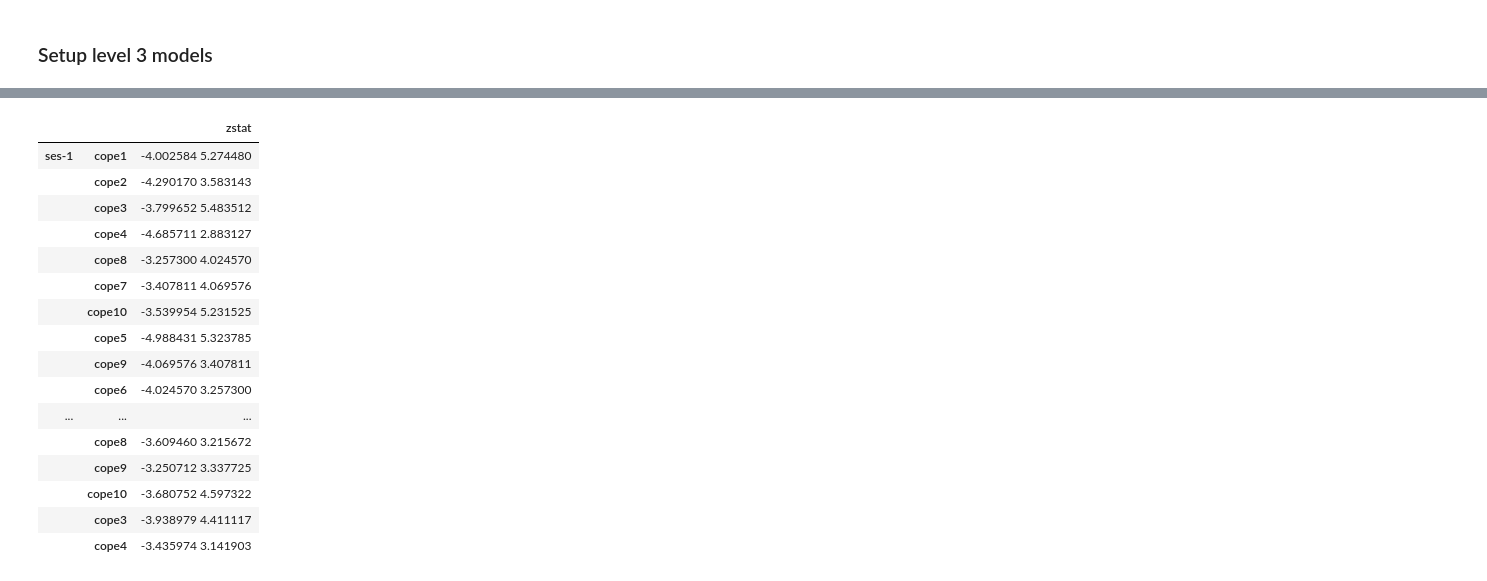
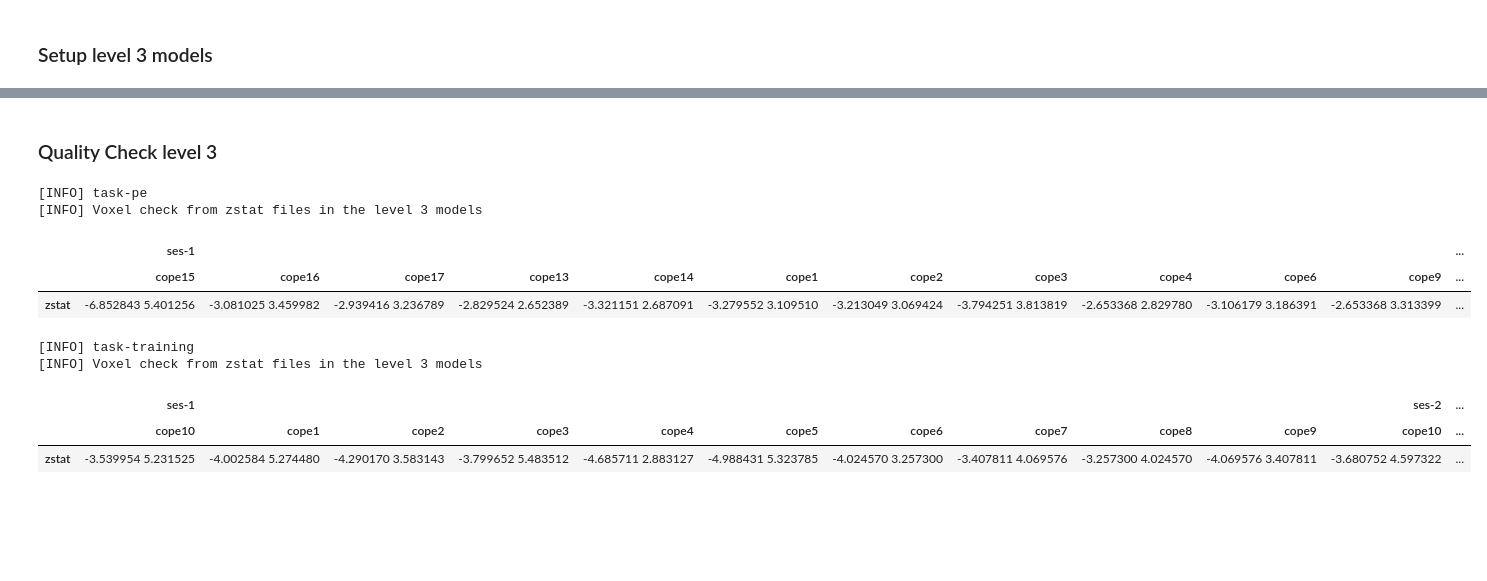
Before and after one commit to niblunc/BRO, a Jupyter notebook: analysis/fsl_pipeline.ipynb, the cells around one changed output, grey strips where cells are left out. Saved outputs shown, nothing was run; the diff lists cells and outputs as text; code cells hidden in the pictures; blank space fills up the shorter version.

```diff
--- a/analysis/fsl_pipeline.ipynb
+++ b/analysis/fsl_pipeline.ipynb
@@ -9,6 +9,7 @@ import pandas as pd
 import re
 
 pd.set_option('display.max_rows', 200)
+pd.set_option('display.max_columns', None)
 # %% [markdown]
 ## Check available data in preprocessed/
 # %% [markdown]
@@ -1030,18 +947,14 @@ Writing output file >>>----->  /projects/niblab/bids_projects/Experiments/bro/bi
 # %%
-def run_lvl3_slurm():
+def run_lvl3_models(task,sess, cope_ct, run_cmd=False):
+    task=task.split('-')[1]
+    sess=sess.split('-')[1]
 
     # for ses-1
     bash_file = os.path.join('/projects/niblab/bids_projects/Experiments/bro/bids/derivatives/code', 'feat3.job')
-
-
     start = 1
     end = cope_ct
-    #print(start, end)
-    #for sub_num in subject_set:
-    shell_cmd = "sbatch --array={}-{}%{} {}".format(start, end, end, bash_file)
-    os.system(shell_cmd)
-    print(shell_cmd)
 
-
-cope_ct=10
-run_lvl3_slurm()
+    shell_cmd = "sbatch --array={}-{}%{} {} {} {}".format(start, end, end, bash_file, sess, task)
+    if run_cmd == True:
+        os.system(shell_cmd)
+    print("[INFO] running command ... %s"%shell_cmd)
@@ -1049,0 +961,5 @@ sbatch --array=1-10%10 /projects/niblab/bids_projects/Experiments/bro/bids/deriv
+# %%
+cope_ct=17
+sess="ses-2"
+task="task-pe"
+run_lvl3_slurm(task,sess, cope_ct, True)
@@ -1054 +988,3 @@ sbatch --array=1-10%10 /projects/niblab/bids_projects/Experiments/bro/bids/deriv
+# %% [markdown]
+### Quality Check level 3
 # %%
@@ -1096,21 +1032,21 @@ for cope_dir in glob.glob('/projects/niblab/bids_projects/Experiments/bro/bids/d
 # %%
-lvl3_zstat_df =pd.concat({k: pd.DataFrame(v).T for k, v in lvl3_dict.items()}, axis=0, sort=True)
-lvl3_zstat_df
+
+for task in ['task-pe', 'task-training']:
+    mean_func_ct=0
+    qc_dict={}
+    lvl3_dict={}
+    qc_lvl3_models(task)
+    print("[INFO] %s \n[INFO] Voxel check from zstat files in the level 3 models"%(task))
+    lvl3_zstat_df =pd.concat({k: pd.DataFrame(v).T for k, v in lvl3_dict.items()}, axis=0, sort=True)
+    display(lvl3_zstat_df.T)
 # %% [output]
+[INFO] task-pe
+[INFO] Voxel check from zstat files in the level 3 models
-|  |  | zstat |
-| ses-1 | cope1 | -4.002584 5.274480 |
-|  | cope2 | -4.290170 3.583143 |
-|  | cope3 | -3.799652 5.483512 |
-|  | cope4 | -4.685711 2.883127 |
-|  | cope8 | -3.257300 4.024570 |
-|  | cope7 | -3.407811 4.069576 |
-|  | cope10 | -3.539954 5.231525 |
-|  | cope5 | -4.988431 5.323785 |
-|  | cope9 | -4.069576 3.407811 |
-|  | cope6 | -4.024570 3.257300 |
-| ... | ... | ... |
-|  | cope8 | -3.609460 3.215672 |
-|  | cope9 | -3.250712 3.337725 |
-|  | cope10 | -3.680752 4.597322 |
-|  | cope3 | -3.938979 4.411117 |
-|  | cope4 | -3.435974 3.141903 |
+|  | ses-1 |  |  |  |  |  |  |  |  |  |  | ... |
+|  | cope15 | cope16 | cope17 | cope13 | cope14 | cope1 | cope2 | cope3 | cope4 | cope6 | cope9 | ... |
+| zstat | -6.852843 5.401256 | -3.081025 3.459982 | -2.939416 3.236789 | -2.829524 2.652389 | -3.321151 2.687091 | -3.279552 3.109510 | -3.213049 3.069424 | -3.794251 3.813819 | -2.653368 2.829780 | -3.106179 3.186391 | -2.653368 3.313399 | ... |
+[INFO] task-training
+[INFO] Voxel check from zstat files in the level 3 models
+|  | ses-1 |  |  |  |  |  |  |  |  |  | ses-2 | ... |
+|  | cope10 | cope1 | cope2 | cope3 | cope4 | cope5 | cope6 | cope7 | cope8 | cope9 | cope10 | ... |
+| zstat | -3.539954 5.231525 | -4.002584 5.274480 | -4.290170 3.583143 | -3.799652 5.483512 | -4.685711 2.883127 | -4.988431 5.323785 | -4.024570 3.257300 | -3.407811 4.069576 | -3.257300 4.024570 | -4.069576 3.407811 | -3.680752 4.597322 | ... |
```
Also changed, not shown: parts of 37 cells of this notebook, 1 other file.
